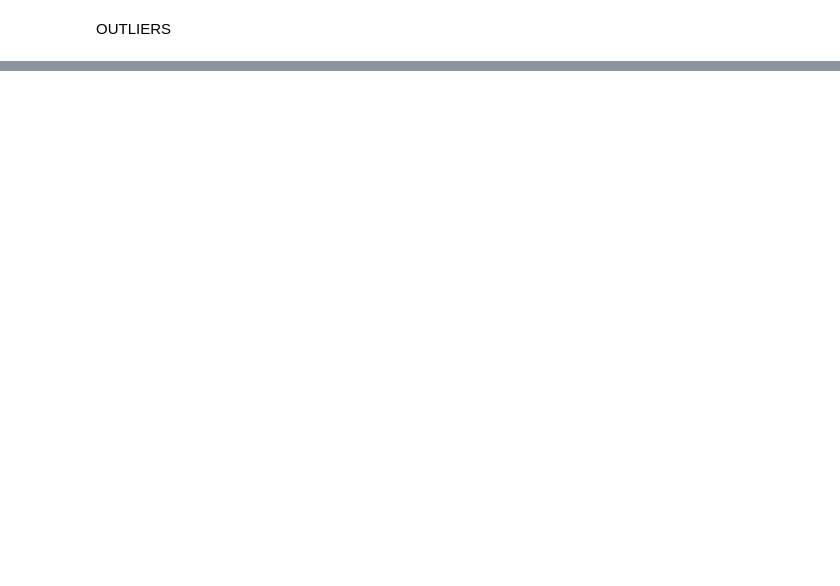
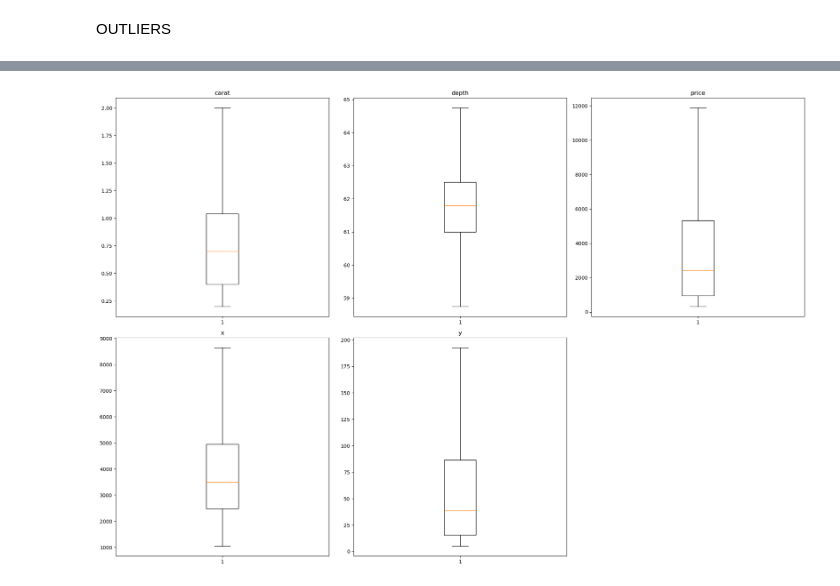
Before and after one commit to anitajn86/DiamondPricing, a Jupyter notebook: Diamonds.ipynb, the cells around one changed output, grey strips where cells are left out. Drawn from its saved outputs; the diff is of its cells as text; code cells hidden in the pictures; blank space fills up the shorter version.

```diff
--- a/Diamonds.ipynb
+++ b/Diamonds.ipynb
@@ -148,0 +166,13 @@ plt.show()
+# %%
+def boxplotting(contData):
+    plt.figure(figsize=(20,20))
+    for i, col in enumerate(contData.columns):
+        plt.subplot(3,3,i+1)
+        plt.boxplot(diamondx[col])
+        plt.title(col)
+    plt.tight_layout()
+    plt.show()
+# %%
+boxplotting(contData)
+# %% [output]
+[figure, added]
```
Also changed, not shown: parts of 16 cells of this notebook.
